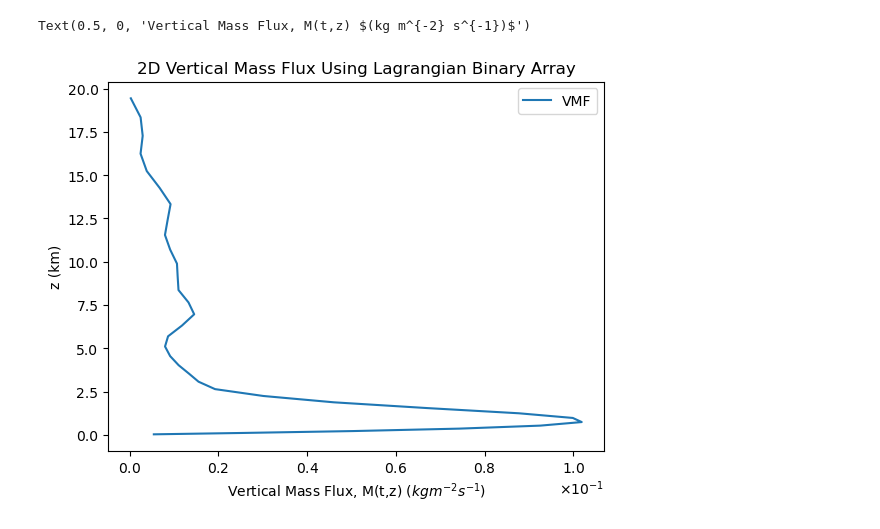
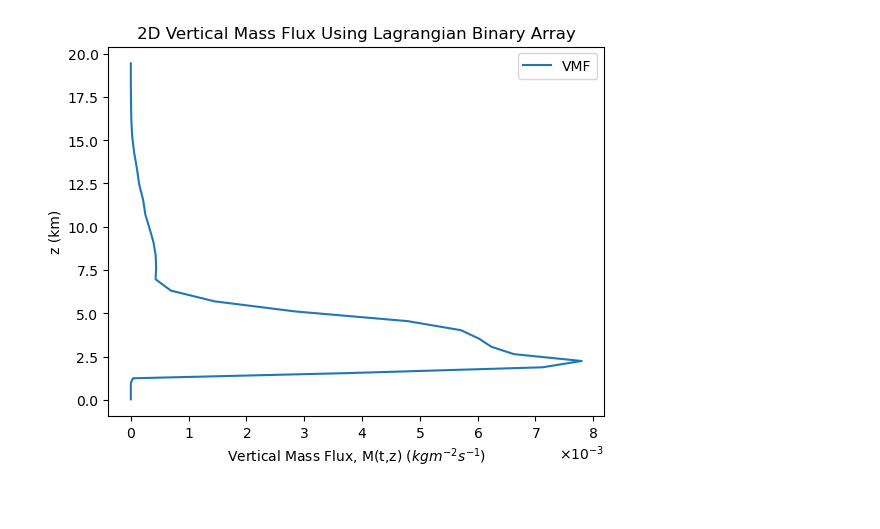
Before and after one commit to torrilab/DCI-Project, a Jupyter notebook: Code/Project_Algorithms/Entrainment/2D_Vertical_Mass_Flux_JobArray.ipynb, the cells around one changed output. Cells and saved outputs as stored; diff of their text form; code cells hidden in the pictures.

```diff
--- a/Code/Project_Algorithms/Entrainment/2D_Vertical_Mass_Flux_JobArray.ipynb
+++ b/Code/Project_Algorithms/Entrainment/2D_Vertical_Mass_Flux_JobArray.ipynb
@@ -452,14 +570,15 @@ else:
 # %%
-PROCESSING=False
-PROCESSING=True
+if plotting==True:
+    PROCESSING=False
+    PROCESSING=True
 
-if PROCESSING==False:
-    # dir3=dir+f'Project_Algorithms/Entrainment/2D_VMF_profiles_{res}_{Np_str}.h5'
-    dir3=dir+f'Project_Algorithms/Entrainment/2D_VMF_profiles_{res}_{Np_str}_1min.h5'
-if PROCESSING==True:
-    # dir3=dir+f'Project_Algorithms/Entrainment/2D_VMF_profiles_PREPROCESSING_{res}_{Np_str}.h5'
-    dir3=dir+f'Project_Algorithms/Entrainment/2D_VMF_profiles_PREPROCESSING_{res}_{Np_str}_1min.h5'
-with h5py.File(dir3, "r") as h5f:
-    profile_array_VMF_g = h5f["profile_array_VMF_g"][:]
-    profile_array_VMF_c = h5f["profile_array_VMF_c"][:]
+    if PROCESSING==False:
+        dir3=dir+f'Project_Algorithms/Entrainment/2D_VMF_profiles_{res}_{Np_str}_5min.h5'
+        # dir3=dir+f'Project_Algorithms/Entrainment/2D_VMF_profiles_{res}_{Np_str}_1min.h5'
+    if PROCESSING==True:
+        dir3=dir+f'Project_Algorithms/Entrainment/2D_VMF_profiles_PREPROCESSING_{res}_{Np_str}_5min.h5'
+        # dir3=dir+f'Project_Algorithms/Entrainment/2D_VMF_profiles_PREPROCESSING_{res}_{Np_str}_1min.h5'
+    with h5py.File(dir3, "r") as h5f:
+        profile_array_VMF_g = h5f["profile_array_VMF_g"][:]
+        profile_array_VMF_c = h5f["profile_array_VMF_c"][:]
 # %%
@@ -542,21 +663,21 @@ plt.tight_layout()
 # %%
-plt.plot(np.mean(profile_array,axis=(0)),data['zh'],label='VMF')
+if plotting==True:
+    plt.plot(np.mean(profile_array,axis=(0)),data['zh'],label='VMF')
 
-plt.legend(); plt.title('2D Vertical Mass Flux Using Lagrangian Binary Array')
+    plt.legend(); plt.title('2D Vertical Mass Flux Using Lagrangian Binary Array')
 
-from matplotlib.ticker import ScalarFormatter
-formatter = ScalarFormatter(useMathText=True)
-formatter.set_scientific(True)
-formatter.set_powerlimits((-1, 1))
-plt.gca().xaxis.set_major_formatter(formatter)
+    from matplotlib.ticker import ScalarFormatter
+    formatter = ScalarFormatter(useMathText=True)
+    formatter.set_scientific(True)
+    formatter.set_powerlimits((-1, 1))
+    plt.gca().xaxis.set_major_formatter(formatter)
 
-plt.ylabel('z (km)');plt.xlabel('Vertical Mass Flux, M(t,z) ' + r'$(kg m^{-2} s^{-1})$')
+    plt.ylabel('z (km)');plt.xlabel('Vertical Mass Flux, M(t,z) ' + r'$(kg m^{-2} s^{-1})$')
 
-# #COMPARING MAXIMUM WITH ROMPS 2012
-# (1.4e-2)/(4e-3)
+    # #COMPARING MAXIMUM WITH ROMPS 2012
+    # (1.4e-2)/(4e-3)
 # %% [output]
-Text(0.5, 0, 'Vertical Mass Flux, M(t,z) $(kg m^{-2} s^{-1})$')
-[figure, old version]
+[figure, new version]
 # %%
 # #TESTING DISTRIBUTION
 
```
Also changed, not shown: parts of 21 cells of this notebook, 24 other files.
